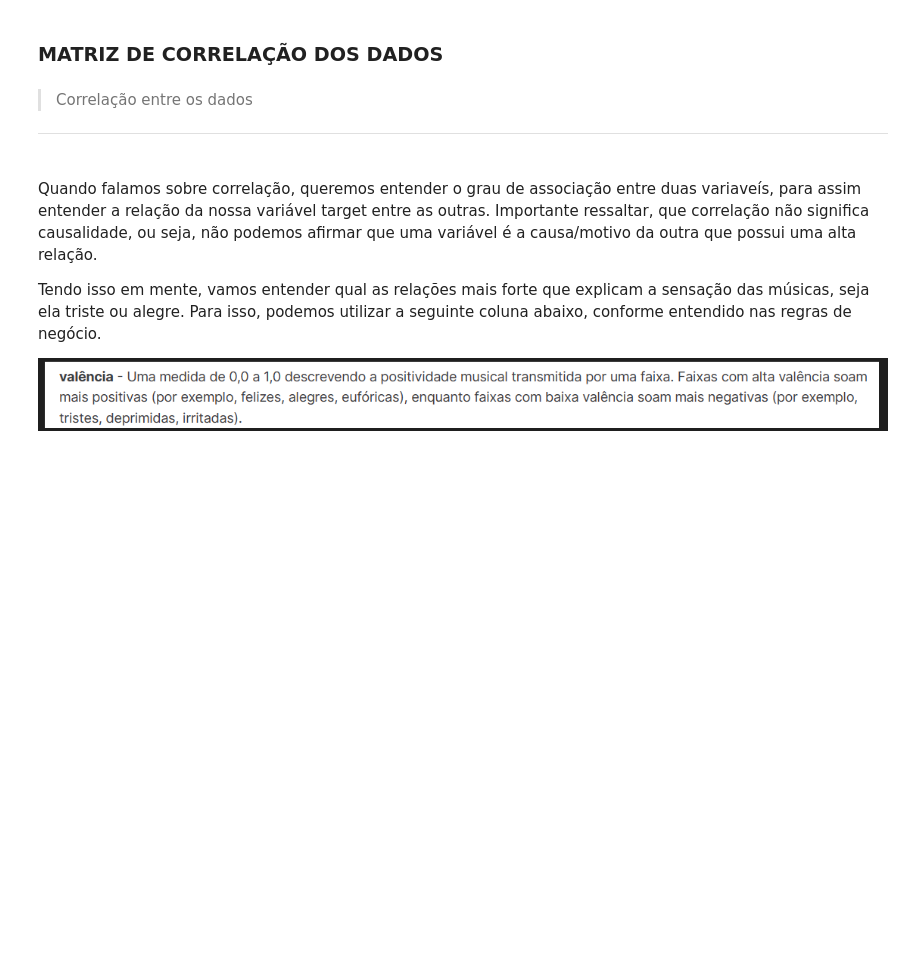
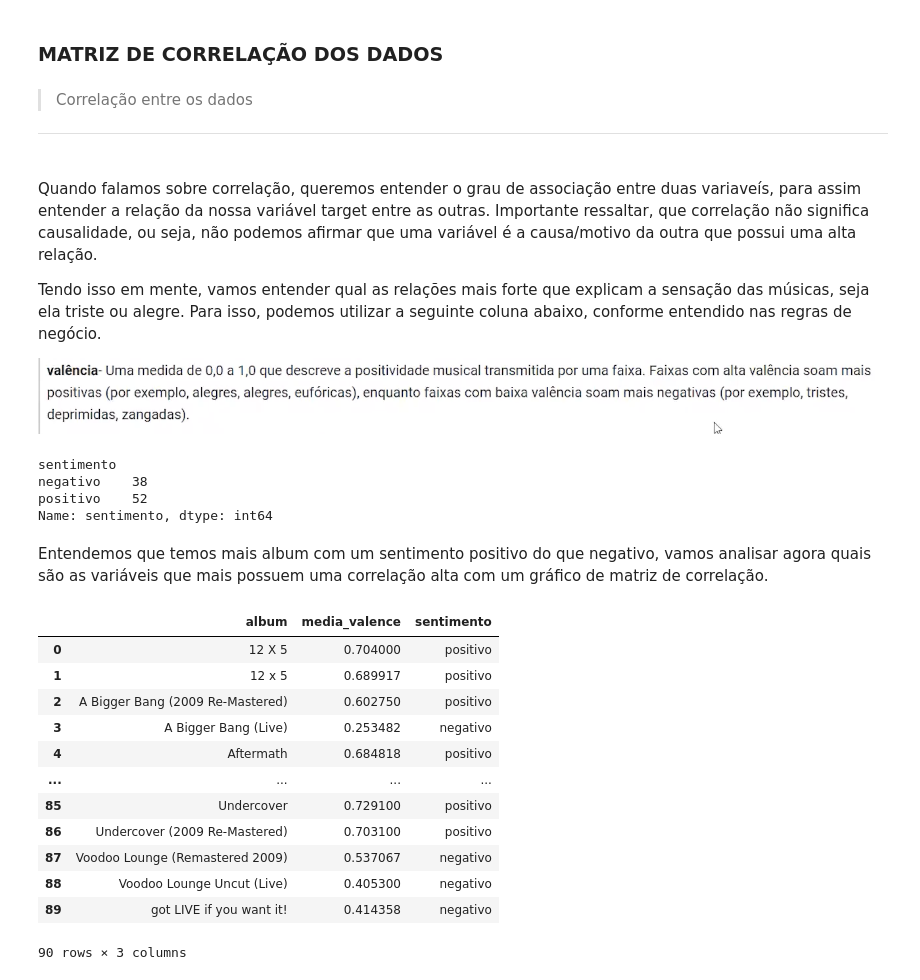
Before and after one commit to DeboraPascoarelli/FIAP_F2A02_ANALISE_EXPLORATORIA_DE_DADOS_EDA, a Jupyter notebook: FASE_2 - MACHINE LEARNIG AND TIME SERIES.ipynb, the cells around one changed output. Drawn from its saved outputs; the diff is of its cells as text; code cells hidden in the pictures; blank space fills up the shorter version.

```diff
--- a/FASE_2 - MACHINE LEARNIG AND TIME SERIES.ipynb
+++ b/FASE_2 - MACHINE LEARNIG AND TIME SERIES.ipynb
@@ -1117,4 +1117,40 @@ Importante ressaltar, que correlação não significa causalidade, ou seja, não
 
 Tendo isso em mente, vamos entender qual as relações mais forte que explicam a sensação  das músicas, seja ela triste ou alegre. Para isso, podemos utilizar a seguinte coluna abaixo, conforme entendido nas regras de negócio.
 
-![image.png](attachment:image.png)
+![image-2.png](attachment:image-2.png)
+# %%
+#Vamos realizar uma média de cada album, se as músicas são mais positiva ou negativa
+media_por_album = df.groupby('album')['valence'].mean().reset_index() # reset_index porque a coluna album é considerada o índice do df e neste caso precisamos considerar uma coluna normal e não um índice
+#Renomeia a coluna 'valence' para 'media_valence' / estou criando uma coluna para armazenar a média e renomeando a coluna 'valence' para 'media valence'
+media_por_album = media_por_album.rename(columns={'valence':'media_valence'})
+# %%
+#Vamos criar nosso indicador se o album apresenta uma positividade ou não
+#Para isso podemos criar uma regra que se o album apresenta um valência acima de 0.6, então ela será uma música mais positiva. / Nova coluna
+# v é uma variável e o for vai varrer a media valence para colocar v onde valence for maior que 0.6
+media_por_album['sentimento'] = ['positivo' if v > 0.6 else 'negativo' for v in media_por_album['media_valence']]
+#Vamos realizar uma contagem de nossa coluna
+media_por_album.groupby('sentimento')['sentimento'].count()
+# %% [output]
+sentimento
+negativo    38
+positivo    52
+Name: sentimento, dtype: int64
+# %% [markdown]
+Entendemos que temos mais album com um sentimento positivo do que negativo, vamos analisar agora quais são as variáveis que mais possuem uma correlação alta com um gráfico de matriz de correlação.
+# %%
+# é um dataset apartado do df original
+media_por_album
+# %% [output]
+|  | album | media_valence | sentimento |
+| 0 | 12 X 5 | 0.704000 | positivo |
+| 1 | 12 x 5 | 0.689917 | positivo |
+| 2 | A Bigger Bang (2009 Re-Mastered) | 0.602750 | positivo |
+| 3 | A Bigger Bang (Live) | 0.253482 | negativo |
+| 4 | Aftermath | 0.684818 | positivo |
+| ... | ... | ... | ... |
+| 85 | Undercover | 0.729100 | positivo |
+| 86 | Undercover (2009 Re-Mastered) | 0.703100 | positivo |
+| 87 | Voodoo Lounge (Remastered 2009) | 0.537067 | negativo |
+| 88 | Voodoo Lounge Uncut (Live) | 0.405300 | negativo |
+| 89 | got LIVE if you want it! | 0.414358 | negativo |
+90 rows × 3 columns
```
Also changed, not shown: parts of 6 cells of this notebook.
